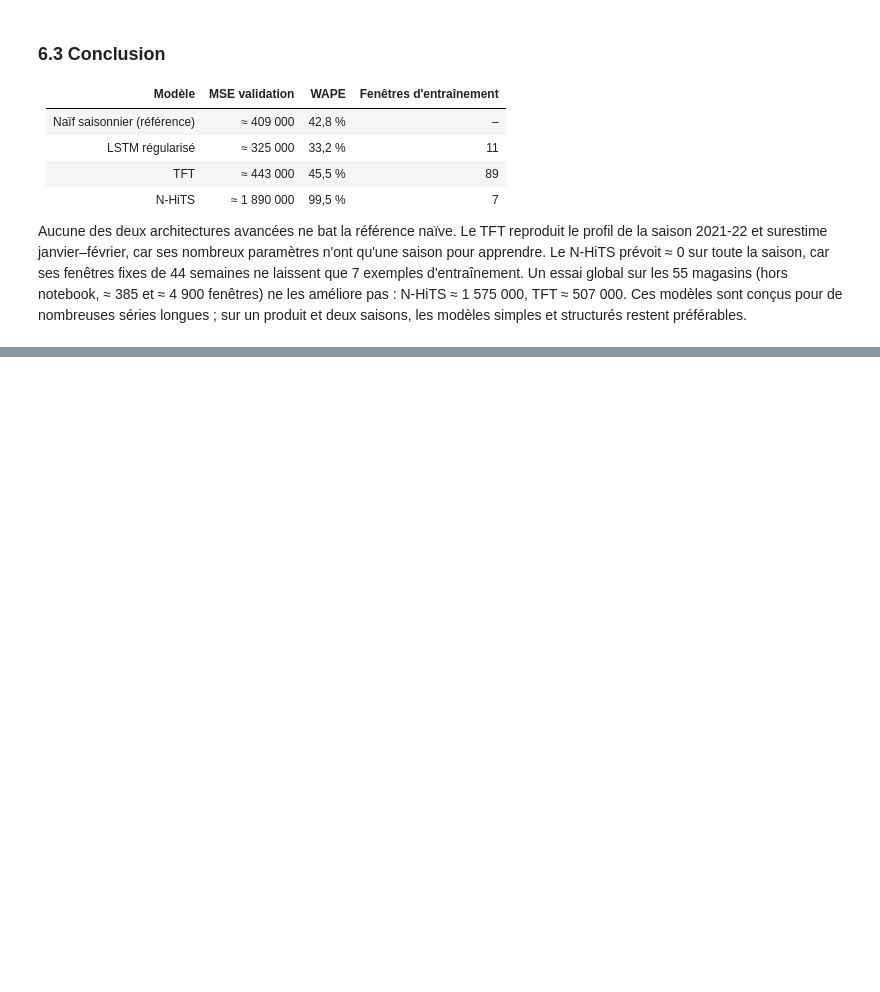
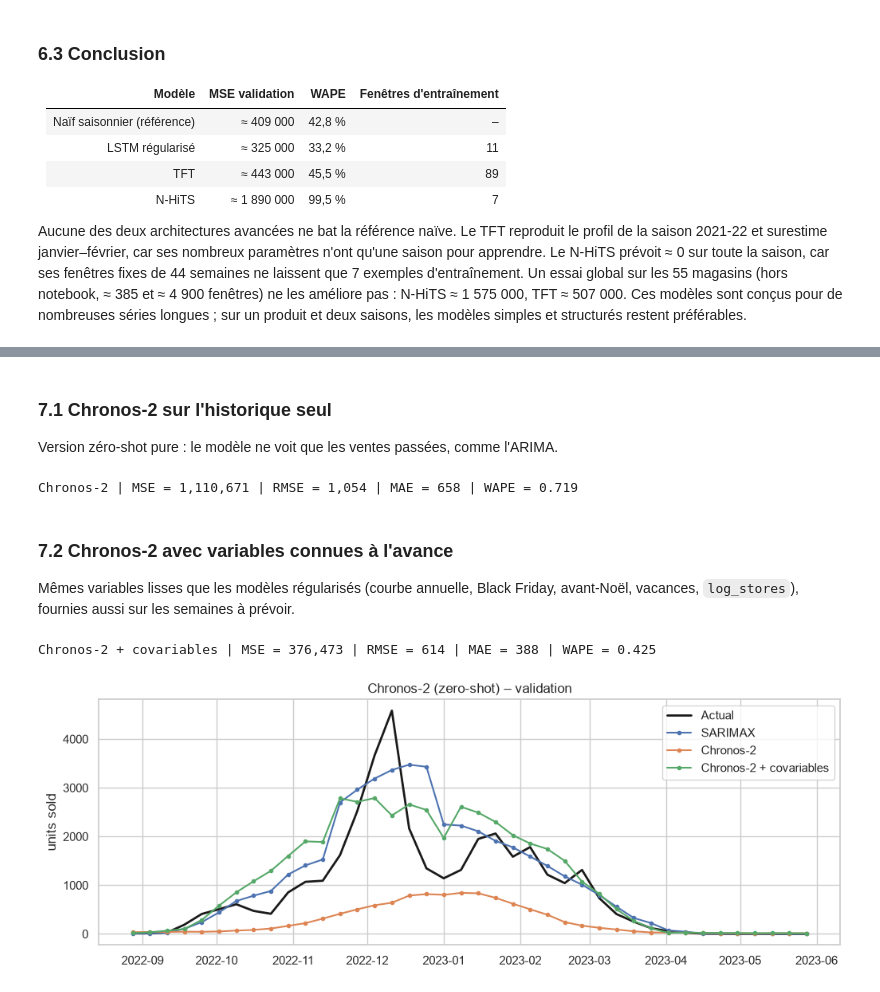
Before and after one commit to deboramendes27/decathlon-forecast, a Jupyter notebook: notebooks/02_modeles.ipynb, the cells around one changed output, grey strips where cells are left out. Drawn from its saved outputs; the diff is of its cells as text; code cells hidden in the pictures; blank space fills up the shorter version.

```diff
--- a/notebooks/02_modeles.ipynb
+++ b/notebooks/02_modeles.ipynb
@@ -866,0 +835,23 @@ Soumission écrite : ..\submissions\dl_nhits.csv (40 lignes, total prévu = 16,9
+# %% [markdown]
+### 7.1 Chronos-2 sur l'historique seul
+
+Version zéro-shot pure : le modèle ne voit que les ventes passées, comme l'ARIMA.
+# %%
+chronos_uni_forecast = make_chronos_forecast(covariates=False)
+evaluate('Chronos-2', chronos_uni_forecast);
+# %% [output]
+Chronos-2 | MSE = 1,110,671 | RMSE = 1,054 | MAE = 658 | WAPE = 0.719
+# %% [markdown]
+### 7.2 Chronos-2 avec variables connues à l'avance
+
+Mêmes variables lisses que les modèles régularisés (courbe annuelle, Black Friday, avant-Noël, vacances,
+`log_stores`), fournies aussi sur les semaines à prévoir.
+# %%
+chronos_cov_forecast = make_chronos_forecast(covariates=True)
+evaluate('Chronos-2 + covariables', chronos_cov_forecast);
+# %% [output]
+Chronos-2 + covariables | MSE = 376,473 | RMSE = 614 | MAE = 388 | WAPE = 0.425
+# %%
+plot_val(['SARIMAX', 'Chronos-2', 'Chronos-2 + covariables'], 'Chronos-2 (zero-shot) – validation')
+# %% [output]
+[figure, added]
```
Also changed, not shown: parts of 29 cells of this notebook, 2 other files.
